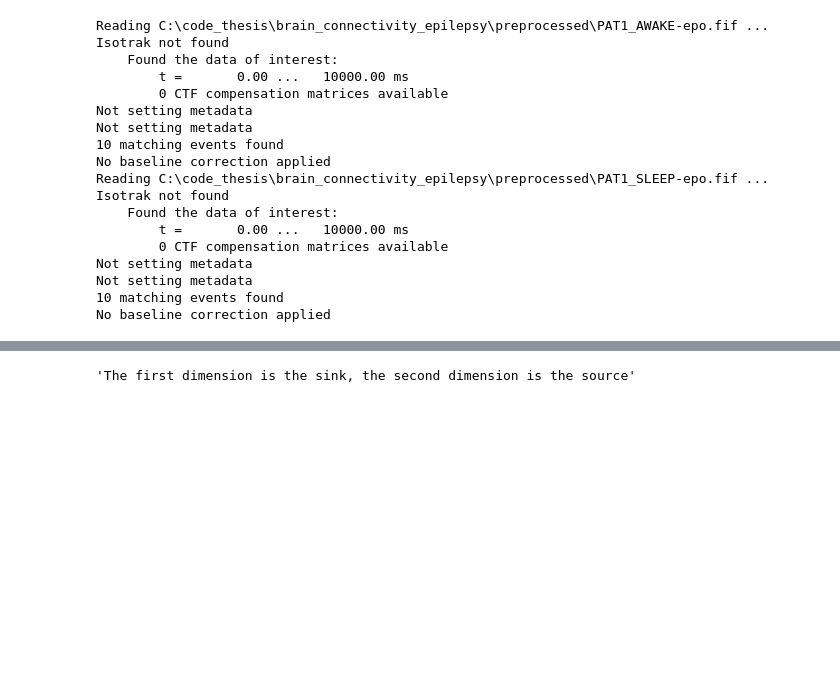
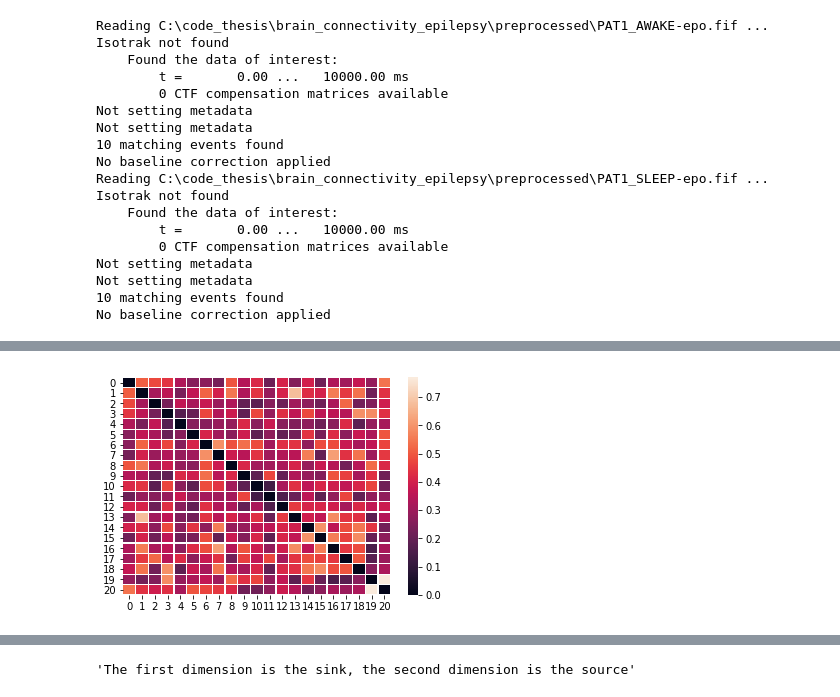
Before and after one commit to igor-casatti/brain_connectivity_epilepsy, a Jupyter notebook: Untitled.ipynb, the cells around one changed output, grey strips where cells are left out. Drawn from its saved outputs; the diff is of its cells as text; code cells hidden in the pictures; blank space fills up the shorter version.

Commit message:
Spectral Connectivity

```diff
--- a/Untitled.ipynb
+++ b/Untitled.ipynb
@@ -11,6 +11,17 @@ import scot
 import mne_connectivity as mnecon
 import scipy
 import pickle
+# %%
+def only_EEG_channels(ch_names_list):
+    """
+    Given a list of strings (channel names), return a reduced list with the channels
+    with a name beginning with EEG.
+    """
+    reduced_list=[]
+    for ch_name in ch_names_list:
+        if ch_name.count('EEG') == 1:
+            reduced_list.append(ch_name)
+    return reduced_list
 # %%
 from epoch_connectivity import ConnEEG as cnegg
 # %%
@@ -41,3 +52,13 @@ Not setting metadata
 Not setting metadata
 10 matching events found
 No baseline correction applied
+# %%
+a_names = a.ch_names
+only_EEG = set(only_EEG_channels(a.ch_names))
+indices_a, indices_b = [i for i, item in enumerate(a_names) if item in only_EEG], [i for i, item in enumerate(a_names) if item in only_EEG]
+indices_b = [i for i, item in enumerate(a_names) if item in only_EEG]
+
+indices_c = [val for val in indices_a for _ in (range(len(indices_a)))]
+indices_d = len(indices_b)*indices_b
+
+indices = (indices_c, indices_d)
@@ -43,0 +101,3 @@ No baseline correction applied
+# %%
+ABLUBLE = mnecon.spectral_connectivity_epochs(data=a, method='wpli', mode='multitaper',
+                                              fmin=0.5, fmax=3, faverage=True, indices=indices)
@@ -43,0 +143,13 @@ No baseline correction applied
+# %%
+GG = ABLUBLE.get_data(output='dense')[:,:,0] + np.transpose(ABLUBLE.get_data(output='dense')[:,:,0])
+# %%
+ABLUBLE.get_data(output='dense')[:,:,0]
+
+import numpy as np
+import seaborn as sns
+import matplotlib.pylab as plt
+
+ax = sns.heatmap(GG, linewidth=0.1)
+plt.show()
+# %% [output]
+[figure, added]
```
Also changed, not shown: parts of 20 cells of this notebook, 2 other files.
